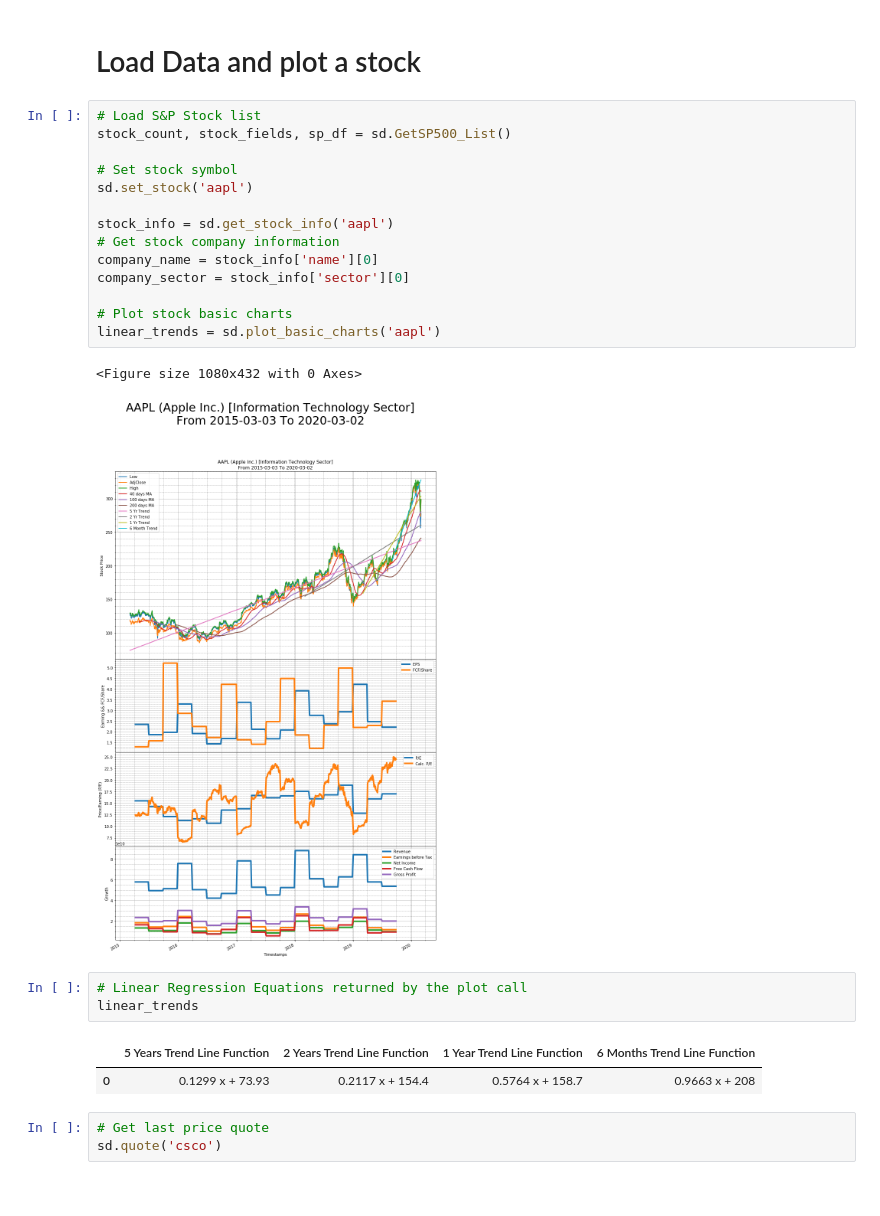
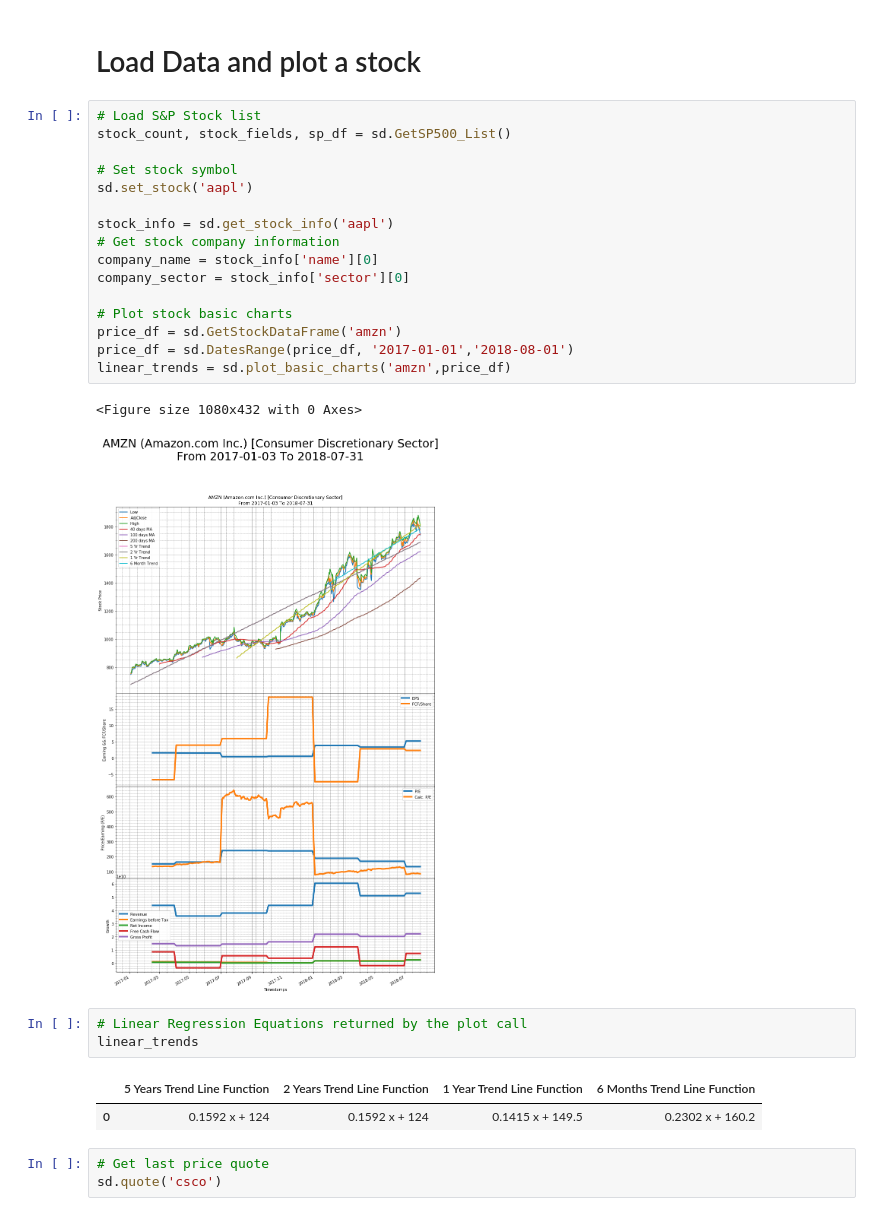
Before and after one commit to sabawi/getstockdata, a Jupyter notebook: test_data.ipynb, the cells around one changed output. Drawn from its saved outputs; the diff is of its cells as text.

```diff
--- a/test_data.ipynb
+++ b/test_data.ipynb
@@ -37,26 +37,28 @@ sd.set_data_directory('./data/')
 # %%
 # Load S&P Stock list
 stock_count, stock_fields, sp_df = sd.GetSP500_List()
 
 # Set stock symbol
 sd.set_stock('aapl')
 
 stock_info = sd.get_stock_info('aapl')
 # Get stock company information
 company_name = stock_info['name'][0]
 company_sector = stock_info['sector'][0]
 
 # Plot stock basic charts
-linear_trends = sd.plot_basic_charts('aapl')
+price_df = sd.GetStockDataFrame('amzn')
+price_df = sd.DatesRange(price_df, '2017-01-01','2018-08-01')
+linear_trends = sd.plot_basic_charts('amzn',price_df)
 # %% [output]
 <Figure size 1080x432 with 0 Axes>
-[figure, old version]
+[figure, new version]
 # %%
 # Linear Regression Equations returned by the plot call
 linear_trends
 # %% [output]
 |  | 5 Years Trend Line Function | 2 Years Trend Line Function | 1 Year Trend Line Function | 6 Months Trend Line Function |
-| 0 | 0.1299 x + 73.93 | 0.2117 x + 154.4 | 0.5764 x + 158.7 | 0.9663 x + 208 |
+| 0 | 0.1592 x + 124 | 0.1592 x + 124 | 0.1415 x + 149.5 | 0.2302 x + 160.2 |
 # %%
 # Get last price quote
 sd.quote('csco')
```
Also changed, not shown: parts of 5 cells of this notebook, 2 other files.
